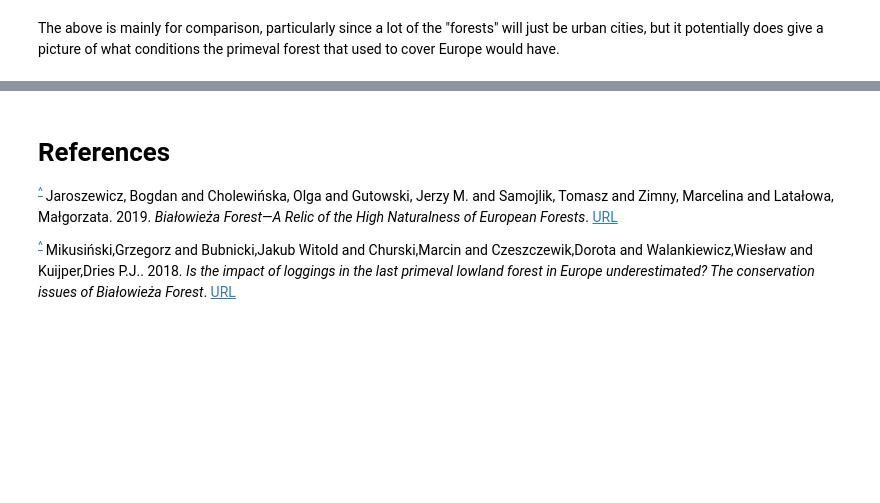
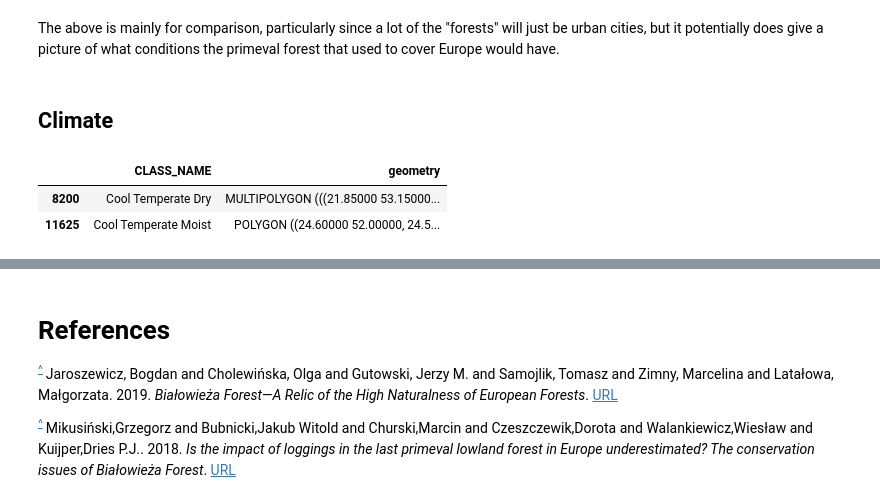
Before and after one commit to coloeus-monedula/moja-global-22, a Jupyter notebook: forest.ipynb, the cells around one changed output, grey strips where cells are left out. Cells and saved outputs as stored; diff of their text form; code cells hidden in the pictures; blank space fills up the shorter version.

```diff
--- a/forest.ipynb
+++ b/forest.ipynb
@@ -154,3 +203,5 @@ plt.show()
 [figure]
 # %% [markdown]
 The above is mainly for comparison, particularly since a lot of the "forests" will just be urban cities, but it potentially does give a picture of what conditions the primeval forest that used to cover Europe would have.
+# %% [markdown]
+## Climate
@@ -156,0 +210,19 @@ The above is mainly for comparison, particularly since a lot of the "forests" wi
+# %%
+classification = {'1': 'Warm Temperate Moist', '2': 'Warm Temperate Dry',
+                          '3': 'Cool Temperate Moist', '4': 'Cool Temperate Dry',
+                          '5': 'Polar Moist', '6': 'Polar Dry',
+                          '7': 'Boreal Moist', '8': 'Boreal Dry',
+                          '9': 'Tropical Montane'}
+
+# remove oceans
+climate_data = climate_data[climate_data.CLASS_NAME != '0']
+
+# replace classification codes with actual names
+climate_data.CLASS_NAME = climate_data.CLASS_NAME.astype('str').replace(classification)
+
+# get only necessary data related to forest
+forest_climate = climate_data.clip(forest_df)
+# %% [output]
+|  | CLASS_NAME | geometry |
+| 8200 | Cool Temperate Dry | MULTIPOLYGON (((21.85000 53.15000... |
+| 11625 | Cool Temperate Moist | POLYGON ((24.60000 52.00000, 24.5... |
```
Also changed, not shown: parts of 21 cells of this notebook.
